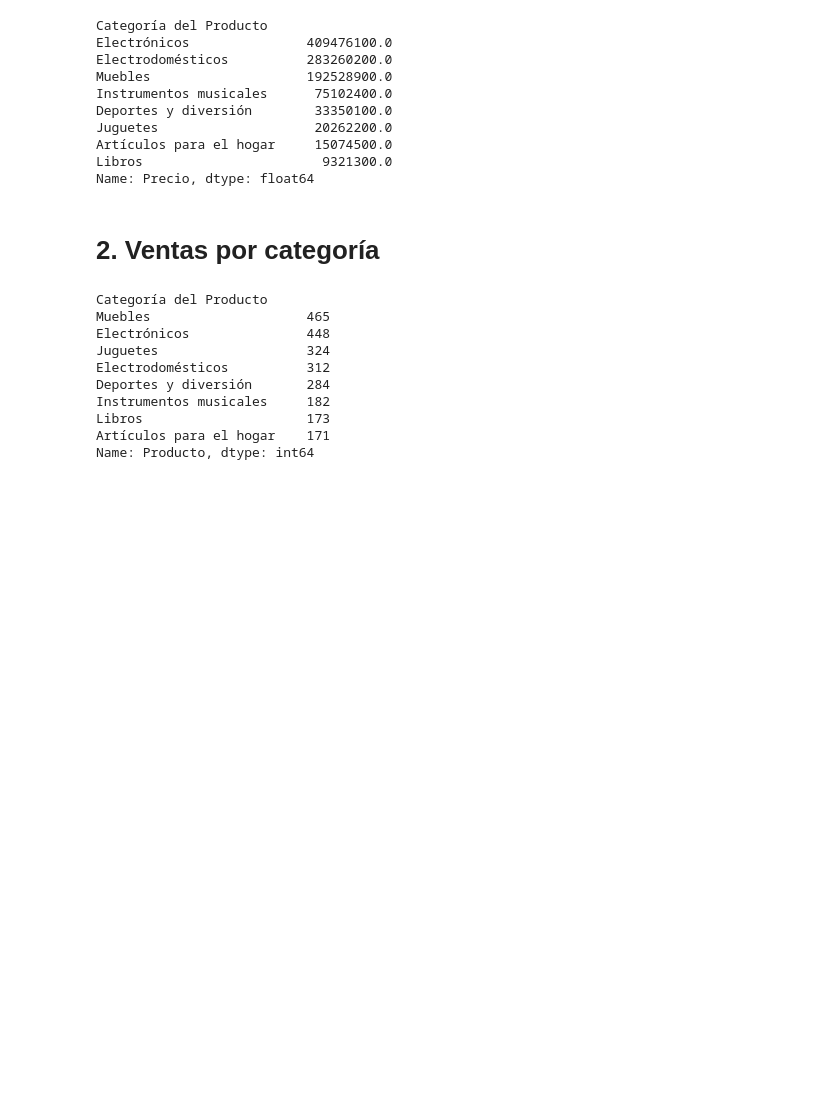
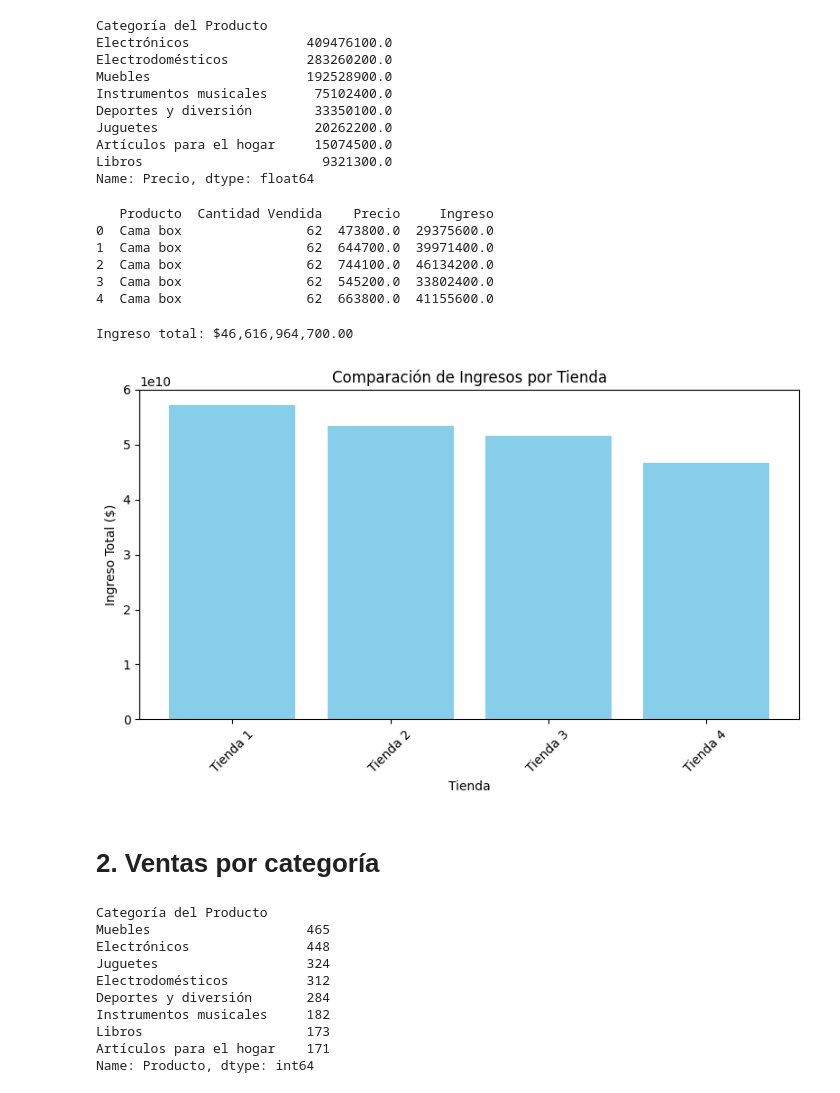
Before and after one commit to robertocraviotto/Challenge-ONE-Data-Science_1, a Jupyter notebook: AluraStoreLatam.ipynb, the cells around one changed output. Drawn from its saved outputs; the diff is of its cells as text; code cells hidden in the pictures; blank space fills up the shorter version.

```diff
--- a/AluraStoreLatam.ipynb
+++ b/AluraStoreLatam.ipynb
@@ -107,0 +151,3 @@ Name: Precio, dtype: float64
+# %%
+ingreso_total_2 = ventas2['Ingreso'].sum()
+print(f"Ingreso total: ${ingreso_total_2:,.2f}")
@@ -121,0 +189,3 @@ Name: Precio, dtype: float64
+# %%
+ingreso_total_3 = ventas3['Ingreso'].sum()
+print(f"Ingreso total: ${ingreso_total_3:,.2f}")
@@ -133,6 +205,48 @@ Juguetes                    20262200.0
 Artículos para el hogar     15074500.0
 Libros                       9321300.0
 Name: Precio, dtype: float64
+# %%
+# Cuántas veces se vendió cada producto
+ventas_por_producto4 = tienda4['Producto'].value_counts().reset_index()
+ventas_por_producto4.columns = ['Producto', 'Cantidad Vendida']
+# Obtener precios unitarios
+precios4 = tienda4[['Producto', 'Precio']].drop_duplicates()
+# Unir las dos tablas por producto
+ventas4 = pd.merge(ventas_por_producto4, precios4, on='Producto')
+# Calcular ingreso por producto
+ventas4['Ingreso'] = ventas4['Cantidad Vendida'] * ventas4['Precio']
+# Ver registros
+print(ventas4.head())
+# %% [output]
+   Producto  Cantidad Vendida    Precio     Ingreso
+0  Cama box                62  473800.0  29375600.0
+1  Cama box                62  644700.0  39971400.0
+2  Cama box                62  744100.0  46134200.0
+3  Cama box                62  545200.0  33802400.0
+4  Cama box                62  663800.0  41155600.0
+# %%
+ingreso_total_4 = ventas4['Ingreso'].sum()
+print(f"Ingreso total: ${ingreso_total_4:,.2f}")
+# %% [output]
+Ingreso total: $46,616,964,700.00
+# %%
+# Listas de nombres y valores
+tiendas = ['Tienda 1', 'Tienda 2', 'Tienda 3', 'Tienda 4']
+ingresos = [ingreso_total, ingreso_total_2, ingreso_total_3, ingreso_total_4]
+
+# Gráfico
+plt.figure(figsize=(8, 5))
+plt.bar(tiendas, ingresos, color='skyblue')
+plt.title('Comparación de Ingresos por Tienda')
+plt.xlabel('Tienda')
+plt.ylabel('Ingreso Total ($)')
+plt.xticks(rotation=45)
+plt.tight_layout()
+
+# Mostrar el gráfico
+plt.show()
+# %% [output]
+[figure, added]
 # %% [markdown]
 # 2. Ventas por categoría
 # %%
```
Also changed, not shown: parts of 6 cells of this notebook.
